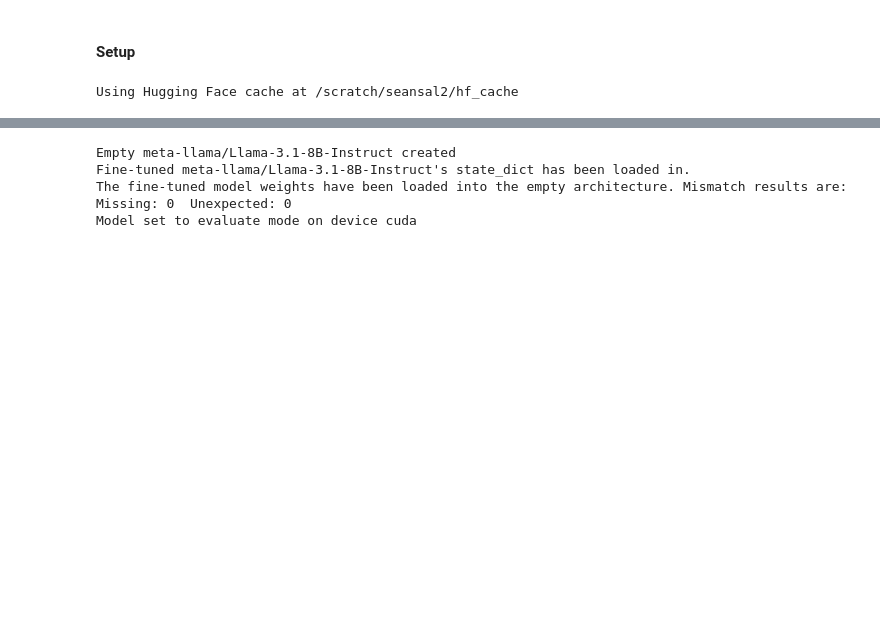
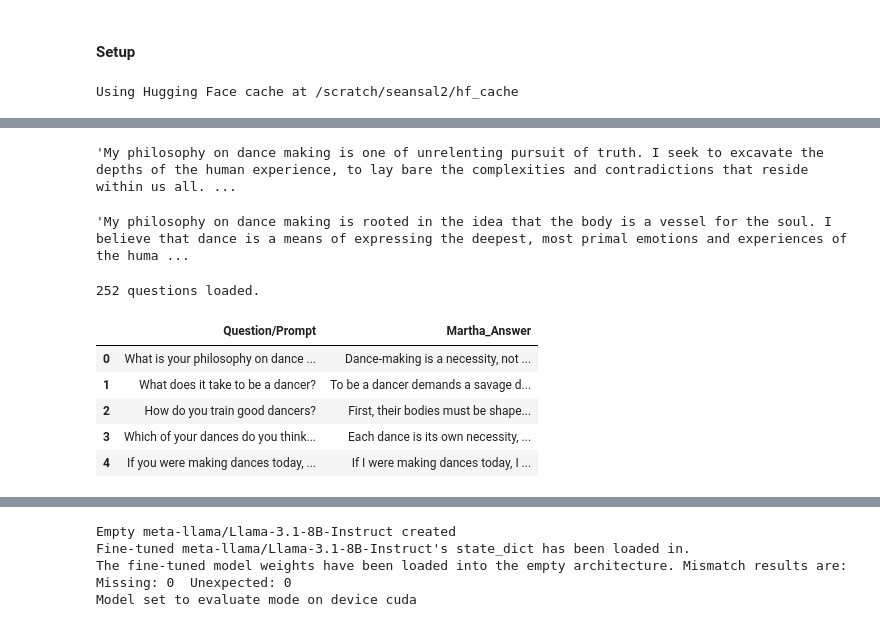
Before and after one commit to sladenheim/marthabot, a Jupyter notebook: code/notebooks/marthabot_fine_tuned_inference.ipynb, the cells around one changed output, grey strips where cells are left out. Cells and saved outputs as stored; diff of their text form; code cells hidden in the pictures; blank space fills up the shorter version.

Commit message:
Updated "marthabot_fine_tuned_inference.ipynb" to work with proper tokenizer + model.

```diff
--- a/code/notebooks/marthabot_fine_tuned_inference.ipynb
+++ b/code/notebooks/marthabot_fine_tuned_inference.ipynb
@@ -204,0 +163,80 @@ def load_and_test_model(model_path:str, model_id:str):
+# %%
+def ask_question(question:str, system_prompt:str=custom_system_prompt):
+    messages = [
+        {"role": "system", "content": system_prompt},
+        {"role": "user", "content": question},
+    ]
+
+    inputs = tokenizer_test.apply_chat_template(
+        messages,
+        return_tensors="pt",
+        add_generation_prompt=True,
+    ).to(model_test.device)
+
+    # Inference mode: no gradients = faster + lower memory
+    with torch.no_grad():
+        out = model_test.generate(
+                inputs,
+                max_new_tokens=256, # based on token analysis of her real responses!
+                do_sample=False, # greedy encoding, deterministic (no randomness)
+                temperature=1.0,
+                top_p=1.0,
+                pad_token_id=tokenizer_test.pad_token_id,
+        )
+
+    # Keep ONLY the completion (drop the prompt echo)
+    gen_tokens = out[0, inputs.shape[-1]:]
+    answer =  tokenizer_test.decode(gen_tokens, skip_special_tokens=True).strip()
+
+    # For debugging
+    # print(answer)
+    return answer
+
+ask_question(question)
+# %% [output]
+'My philosophy on dance making is one of unrelenting pursuit of truth. I seek to excavate the depths of the human experience, to lay bare the complexities and contradictions that reside within us all. ...
+# %%
+# Try with simple prompt
+ask_question(question, simple_system_prompt)
+# %% [output]
+'My philosophy on dance making is rooted in the idea that the body is a vessel for the soul. I believe that dance is a means of expressing the deepest, most primal emotions and experiences of the huma ...
+# %%
+# Load data and clean
+
+ # Load
+df = pd.read_excel("/projectnb/scottml/seansal2/data/datasets/Martha_Question_Answer.xlsx")
+
+def clean_text(s):
+    if not isinstance(s, str):
+        return ""
+    s = s.strip()
+    s = re.sub(r"\s+", " ", s)
+    return s
+
+# Clean and make new df
+df_qa = df.copy()
+df_qa["Question/Prompt"] = df["Question/Prompt"].apply(clean_text)
+df_qa["Information"] = df["Information"].apply(clean_text)  # optional but sensible
+
+# rename col
+df_qa = df.rename(columns={'Information': "Martha_Answer"})
+
+# Drop rows where question is now empty
+df_qa = df_qa[df_qa["Question/Prompt"] != ""].reset_index(drop=True)
+
+# Now make your questions list
+questions = df_qa["Question/Prompt"].tolist()
+answers   = df_qa["Martha_Answer"].tolist()
+
+print(len(questions), "questions loaded.")
+
+# Print df
+df_qa.head()
+# %% [output]
+252 questions loaded.
+|  | Question/Prompt | Martha_Answer |
+| 0 | What is your philosophy on dance ... | Dance-making is a necessity, not ... |
+| 1 | What does it take to be a dancer? | To be a dancer demands a savage d... |
+| 2 | How do you train good dancers? | First, their bodies must be shape... |
+| 3 | Which of your dances do you think... | Each dance is its own necessity, ... |
+| 4 | If you were making dances today, ... | If I were making dances today, I ... |
```
Also changed, not shown: parts of 29 cells of this notebook, 4 other files.
